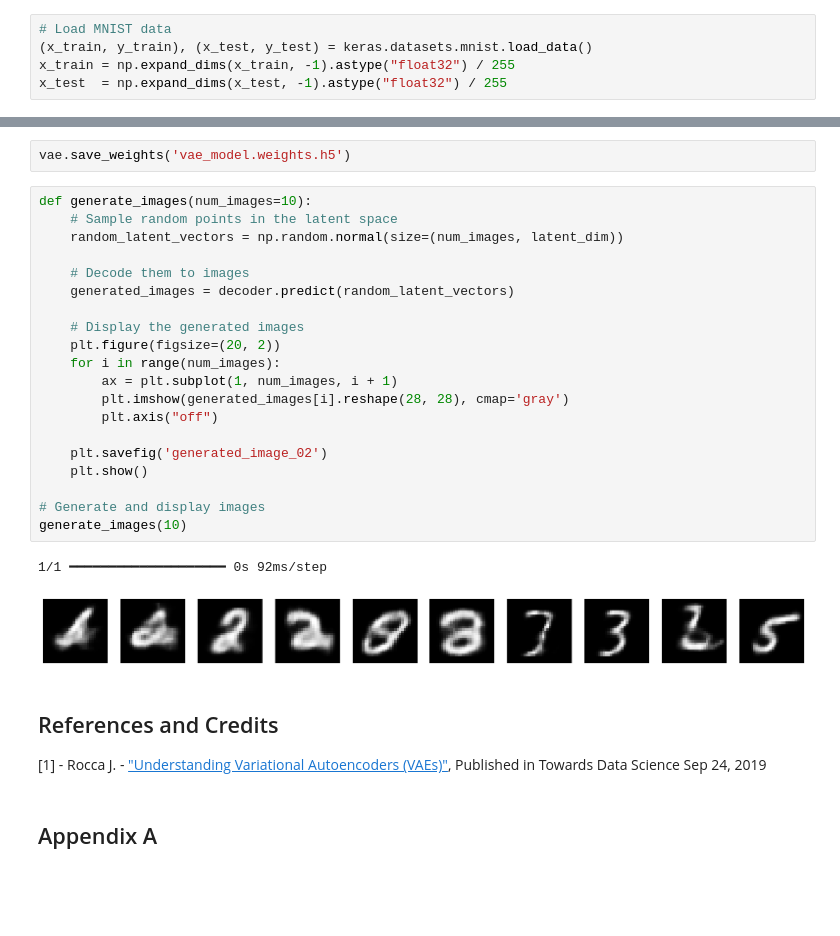
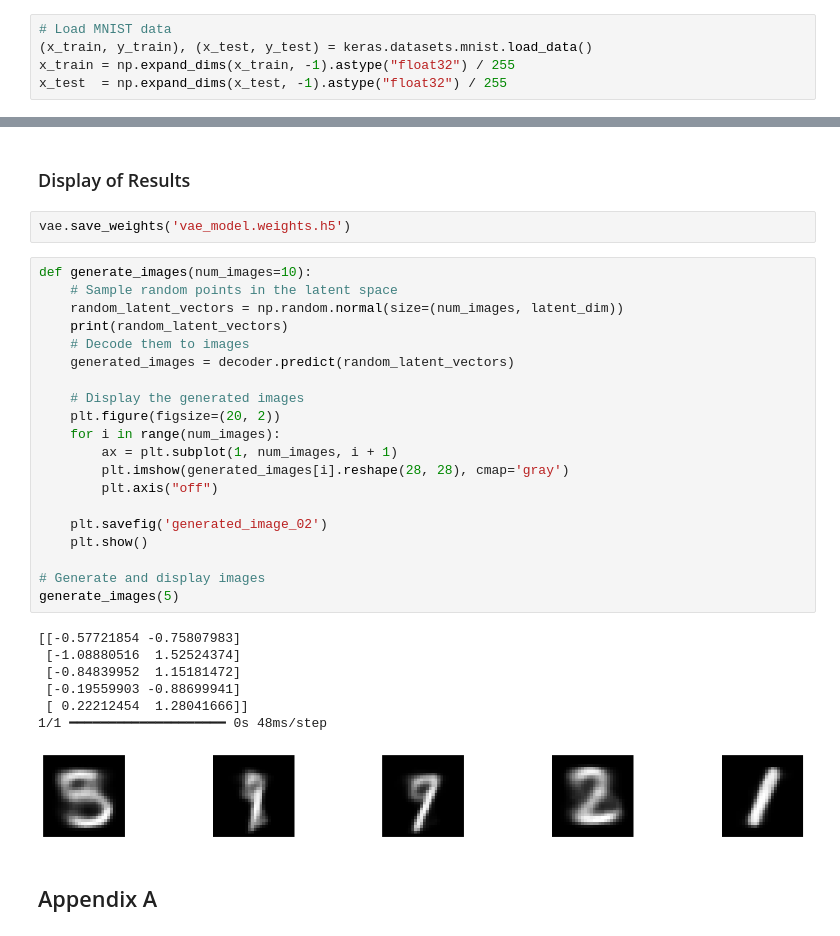
Before and after one commit to polyhedron-gdl/ml-for-finance-advanced, a Jupyter notebook: 2025/1-notebooks/lesson-3-2.ipynb, the cells around one changed output, grey strips where cells are left out. Saved outputs shown, nothing was run; the diff lists cells and outputs as text; blank space fills up the shorter version.

```diff
--- a/2025/1-notebooks/lesson-3-2.ipynb
+++ b/2025/1-notebooks/lesson-3-2.ipynb
@@ -547,32 +546,35 @@ This is equivalent to a full **encode → sample → decode** pass.
+# %% [markdown]
+### Display of Results
 # %%
 vae.save_weights('vae_model.weights.h5')
 # %%
 def generate_images(num_images=10):
     # Sample random points in the latent space
     random_latent_vectors = np.random.normal(size=(num_images, latent_dim))
-
+    print(random_latent_vectors)
     # Decode them to images
     generated_images = decoder.predict(random_latent_vectors)
 
     # Display the generated images
     plt.figure(figsize=(20, 2))
     for i in range(num_images):
         ax = plt.subplot(1, num_images, i + 1)
         plt.imshow(generated_images[i].reshape(28, 28), cmap='gray')
         plt.axis("off")
 
     plt.savefig('generated_image_02')
     plt.show()
 
 # Generate and display images
-generate_images(10)
+generate_images(5)
 # %% [output]
-1/1 ━━━━━━━━━━━━━━━━━━━━ 0s 92ms/step
+[[-0.57721854 -0.75807983]
+ [-1.08880516  1.52524374]
+ [-0.84839952  1.15181472]
+ [-0.19559903 -0.88699941]
+ [ 0.22212454  1.28041666]]
+1/1 ━━━━━━━━━━━━━━━━━━━━ 0s 48ms/step
-[figure, old version]
+[figure, new version]
-# %% [markdown]
-## References and Credits
-
-[1] - Rocca J. - ["Understanding Variational Autoencoders (VAEs)"](https://medium.com/towards-data-science/understanding-variational-autoencoders-vaes-f70510919f73), Published in Towards Data Science Sep 24, 2019
 # %% [markdown]
 ## Appendix A
 # %%
```
Also changed, not shown: parts of 25 cells of this notebook.
